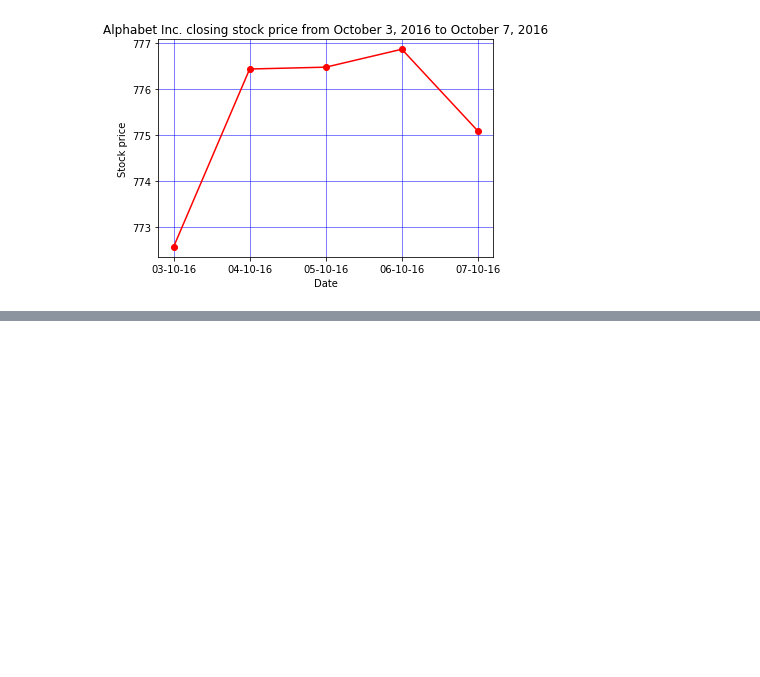
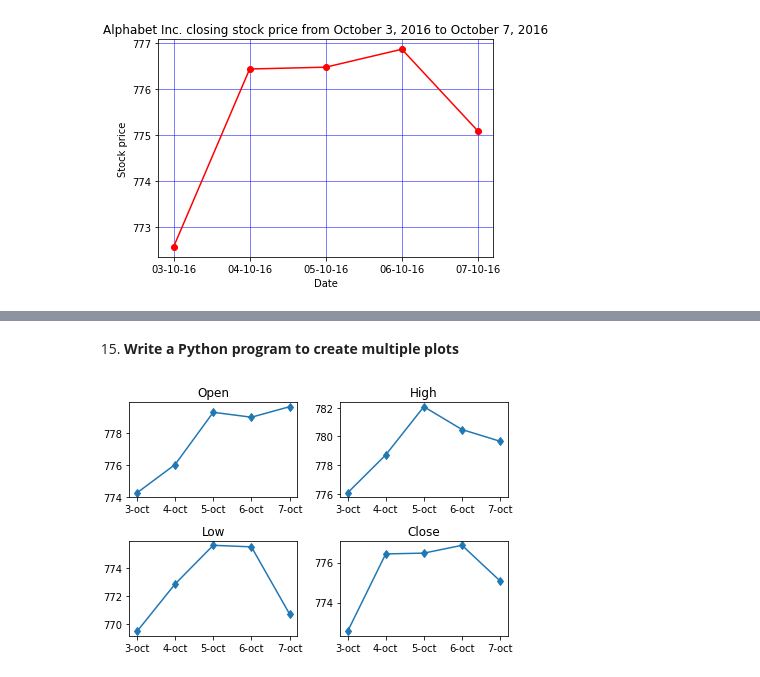
Before and after one commit to NishanthRajkumar/Python-Libraries, a Jupyter notebook: matplotlib_programs/matplotlib_programs.ipynb, the cells around one changed output, grey strips where cells are left out. Drawn from its saved outputs; the diff is of its cells as text; code cells hidden in the pictures; blank space fills up the shorter version.

```diff
--- a/matplotlib_programs/matplotlib_programs.ipynb
+++ b/matplotlib_programs/matplotlib_programs.ipynb
@@ -280,0 +299,25 @@ plt.show()
+# %% [markdown]
+15. **Write a Python program to create multiple plots**
+# %%
+# read csv file using pandas module
+financial_data = pd.read_csv('fdata.csv')
+x_val = ['3-oct', '4-oct', '5-oct', '6-oct', '7-oct']
+y_open_val = financial_data['Open']
+y_high_val = financial_data['High']
+y_low_val = financial_data['Low']
+y_close_val = financial_data['Close']
+
+# Create 2x2 subplots and plot open, high, low, close in each of them
+figure, axis = plt.subplots(2,2)
+axis[0,0].plot(x_val, y_open_val, label='Open', marker='d')
+axis[0,0].set_title('Open')
+axis[0,1].plot(x_val, y_high_val, label='High', marker='d')
+axis[0,1].set_title('High')
+axis[1,0].plot(x_val, y_low_val, label='Low', marker='d')
+axis[1,0].set_title('Low')
+axis[1,1].plot(x_val, y_close_val, label='Close', marker='d')
+axis[1,1].set_title('Close')
+plt.tight_layout()
+plt.show()
+# %% [output]
+[figure, added]
```
Also changed, not shown: parts of 2 cells of this notebook.
